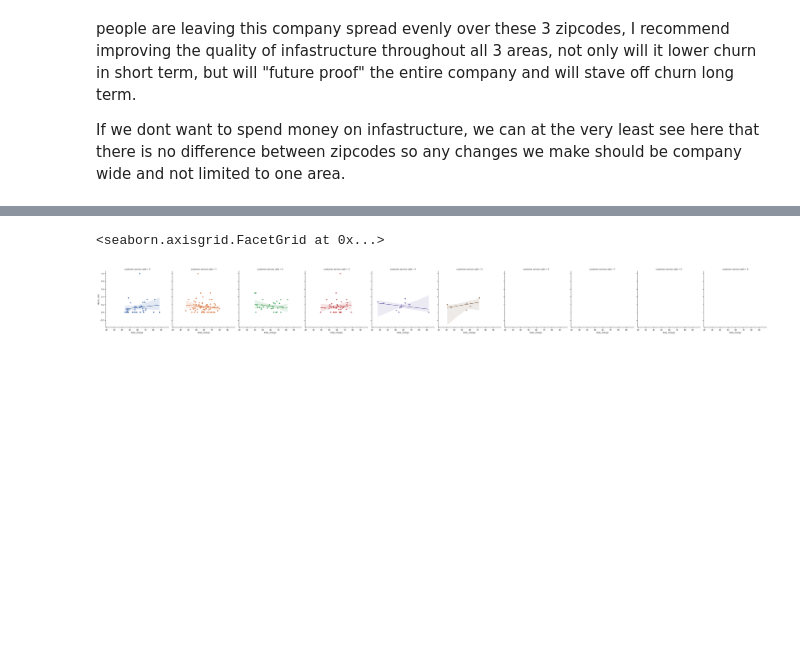
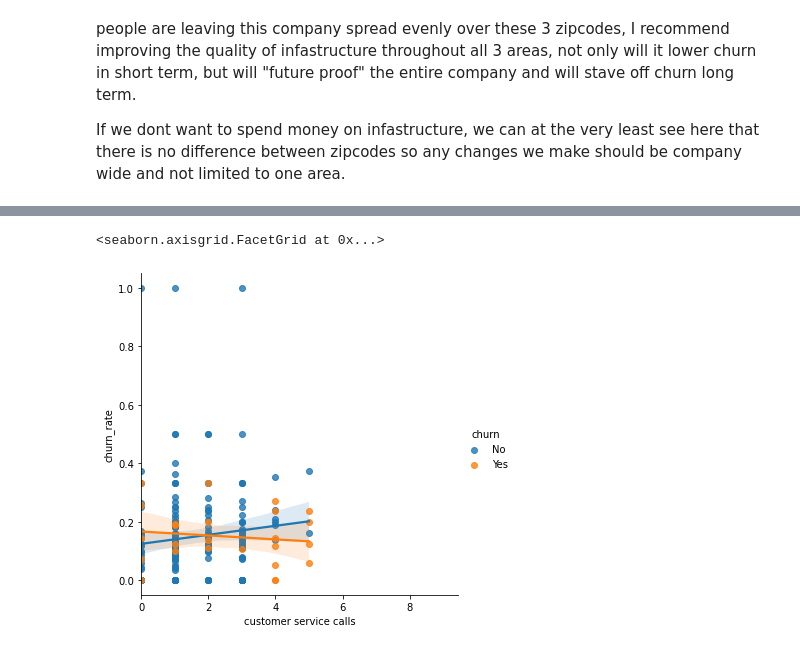
Before and after one commit to MichalOst3389/nhl_team_analysis, a Jupyter notebook: student.ipynb, the cells around one changed output, grey strips where cells are left out. Drawn from its saved outputs; the diff is of its cells as text; code cells hidden in the pictures; blank space fills up the shorter version.

Commit message:
added what effects churn between cost or service quality

```diff
--- a/student.ipynb
+++ b/student.ipynb
@@ -235,7 +240,7 @@ Covariance Type:            nonrobust
 Notes:
 [1] Standard Errors assume that the covariance matrix of the errors is correctly specified.
 # %%
-sns.lmplot(x='total_charge', y='churn_rate', hue='customer service calls', data=Telecomdf, col='customer service calls')
+sns.lmplot(x='customer service calls', y='churn_rate', hue='churn', data=Telecomdf)
 # %% [output]
 <seaborn.axisgrid.FacetGrid at 0x...>
-[figure, old version]
+[figure, new version]
```
Also changed, not shown: parts of 12 cells of this notebook.
